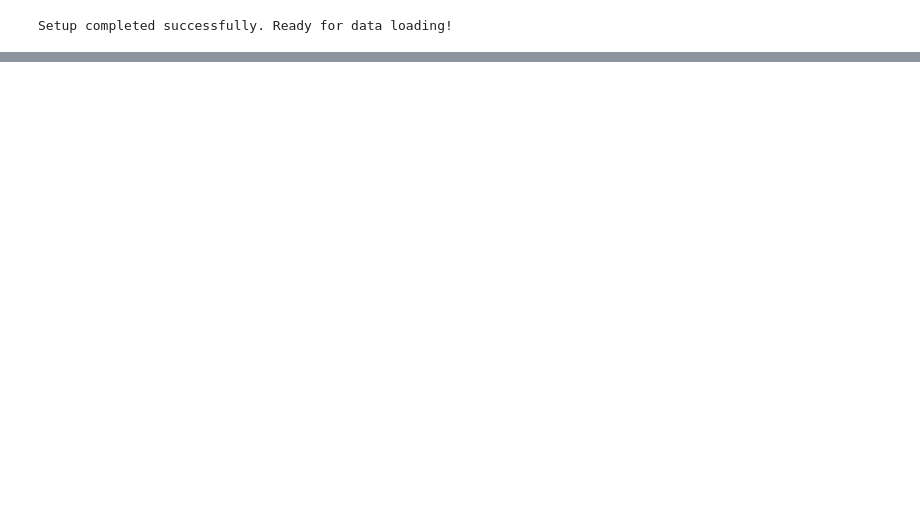
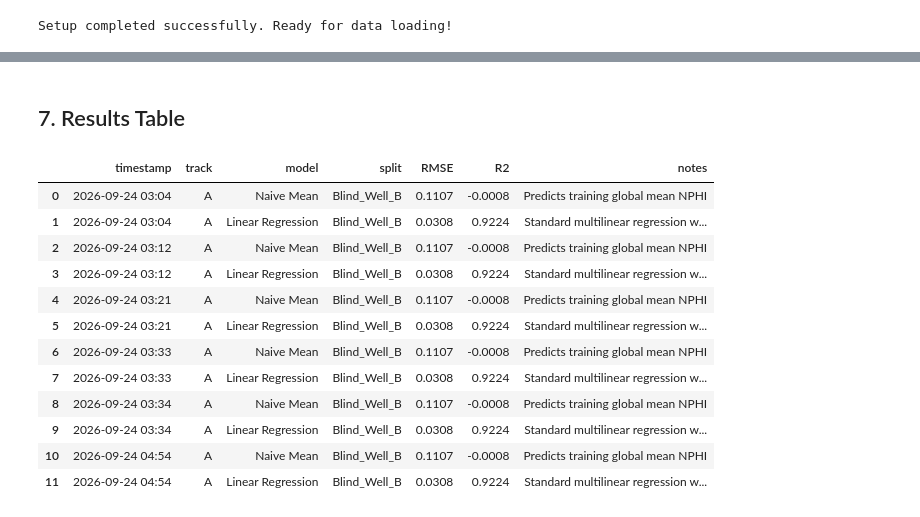
Before and after one commit to Zedela-code/ml-practice-notebooks, a Jupyter notebook: notebooks/capstone.ipynb, the cells around one changed output, grey strips where cells are left out. Saved outputs shown, nothing was run; the diff lists cells and outputs as text; code cells hidden in the pictures; blank space fills up the shorter version.

```diff
--- a/notebooks/capstone.ipynb
+++ b/notebooks/capstone.ipynb
@@ -84,0 +254,19 @@ FileNotFoundError: [Errno 2] No such file or directory: '../data/well_log_data.c
+# %% [markdown]
+## 7. Results Table
+# %%
+import pandas as pd
+pd.read_csv("../results/capstone_results_log.csv")
+# %% [output]
+|  | timestamp | track | model | split | RMSE | R2 | notes |
+| 0 | 2026-09-24 03:04 | A | Naive Mean | Blind_Well_B | 0.1107 | -0.0008 | Predicts training global mean NPHI |
+| 1 | 2026-09-24 03:04 | A | Linear Regression | Blind_Well_B | 0.0308 | 0.9224 | Standard multilinear regression w... |
+| 2 | 2026-09-24 03:12 | A | Naive Mean | Blind_Well_B | 0.1107 | -0.0008 | Predicts training global mean NPHI |
+| 3 | 2026-09-24 03:12 | A | Linear Regression | Blind_Well_B | 0.0308 | 0.9224 | Standard multilinear regression w... |
+| 4 | 2026-09-24 03:21 | A | Naive Mean | Blind_Well_B | 0.1107 | -0.0008 | Predicts training global mean NPHI |
+| 5 | 2026-09-24 03:21 | A | Linear Regression | Blind_Well_B | 0.0308 | 0.9224 | Standard multilinear regression w... |
+| 6 | 2026-09-24 03:33 | A | Naive Mean | Blind_Well_B | 0.1107 | -0.0008 | Predicts training global mean NPHI |
+| 7 | 2026-09-24 03:33 | A | Linear Regression | Blind_Well_B | 0.0308 | 0.9224 | Standard multilinear regression w... |
+| 8 | 2026-09-24 03:34 | A | Naive Mean | Blind_Well_B | 0.1107 | -0.0008 | Predicts training global mean NPHI |
+| 9 | 2026-09-24 03:34 | A | Linear Regression | Blind_Well_B | 0.0308 | 0.9224 | Standard multilinear regression w... |
+| 10 | 2026-09-24 04:54 | A | Naive Mean | Blind_Well_B | 0.1107 | -0.0008 | Predicts training global mean NPHI |
+| 11 | 2026-09-24 04:54 | A | Linear Regression | Blind_Well_B | 0.0308 | 0.9224 | Standard multilinear regression w... |
```
Also changed, not shown: parts of 14 cells of this notebook, 1 other file.
